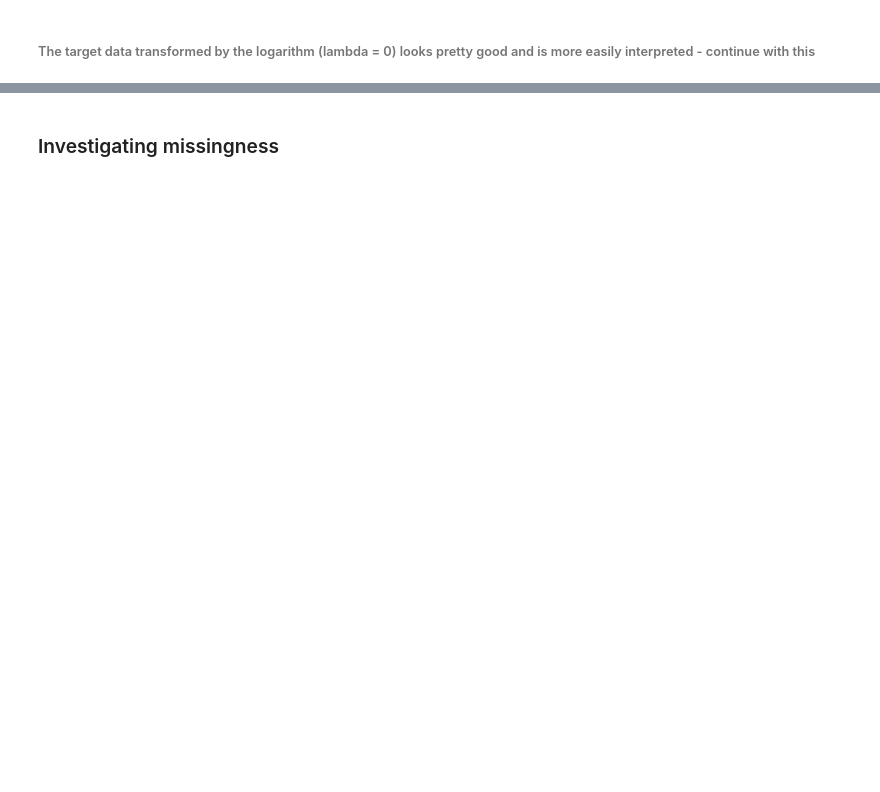
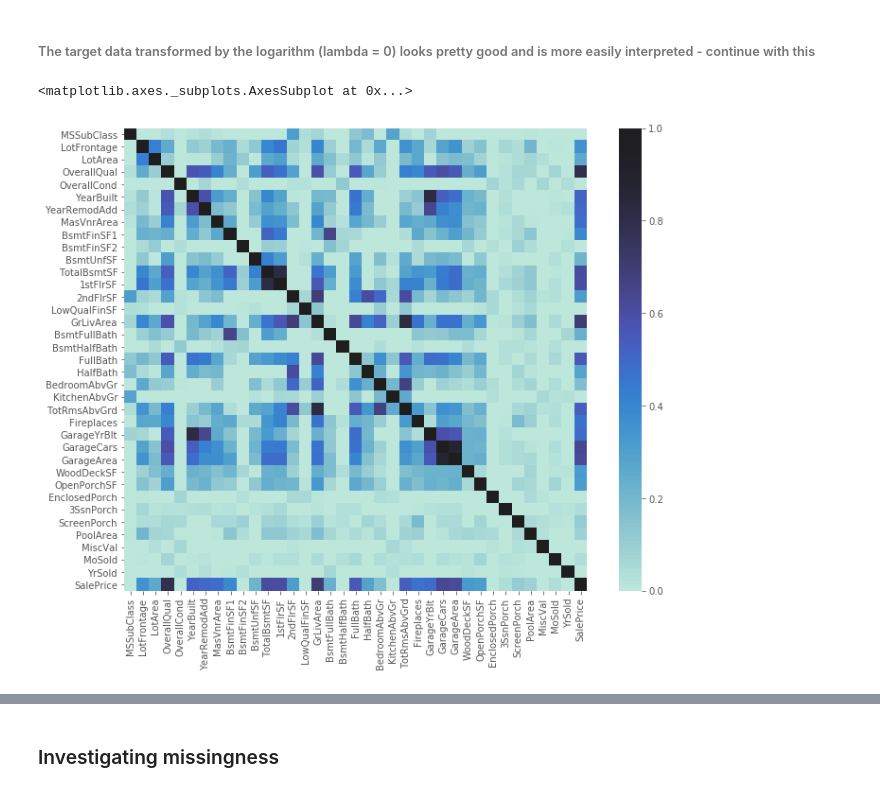
Before and after one commit to qnguyen793/Ames_housing_price_ml, a Jupyter notebook: Housing price analysis.ipynb, the cells around one changed output, grey strips where cells are left out. Saved outputs shown, nothing was run; the diff lists cells and outputs as text; code cells hidden in the pictures; blank space fills up the shorter version.

```diff
--- a/Housing price analysis.ipynb
+++ b/Housing price analysis.ipynb
@@ -26,9 +27,9 @@ import seaborn as sns
 import statsmodels as sm
 # %%
 # Read in the train and test data
-train_data = pd.read_csv("data/train.csv", index_col = 0, encoding = "utf-8")
+train_data = pd.read_csv("train.csv", index_col = 0, encoding = "utf-8")
 sale_price = train_data[['SalePrice']]
-test_data = pd.read_csv("data/test.csv", index_col = 0, encoding = "utf-8")
+test_data = pd.read_csv("test.csv", index_col = 0, encoding = "utf-8")
 test_data['SalePrice'] = 0
 # %%
 # Combine the train and test data for the moment, so manipulations are applied to both
@@ -65,5 +79,15 @@ ax1.hist(sale_price_bc, density = True)
 # %% [markdown]
 ###### The target data transformed by the logarithm (lambda = 0) looks pretty good and is more easily interpreted - continue with this
+# %%
+
+# SalePrice correlation heatmap
+
+corrmat = train_data.corr()
+plt.subplots(figsize=(12,9))
+sns.heatmap(corrmat,vmin = 0, vmax=1, square=True, center =1)
+# %% [output]
+<matplotlib.axes._subplots.AxesSubplot at 0x...>
+[figure, added]
 # %% [markdown]
 <p><a name="missingness"></a></p>
 # %% [markdown]
```
Also changed, not shown: parts of 36 cells of this notebook.
